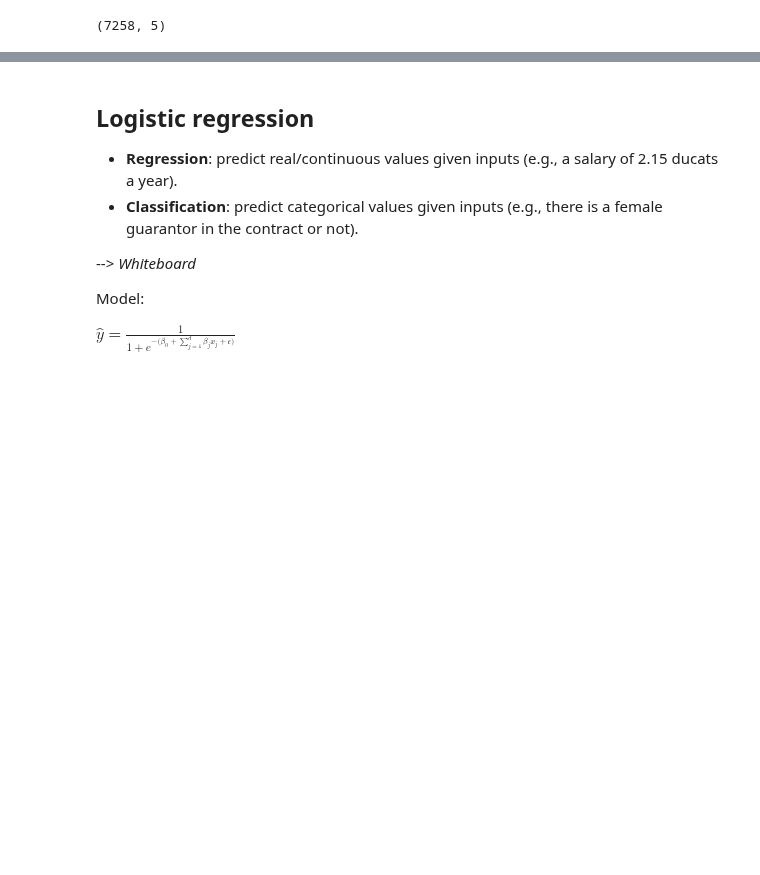
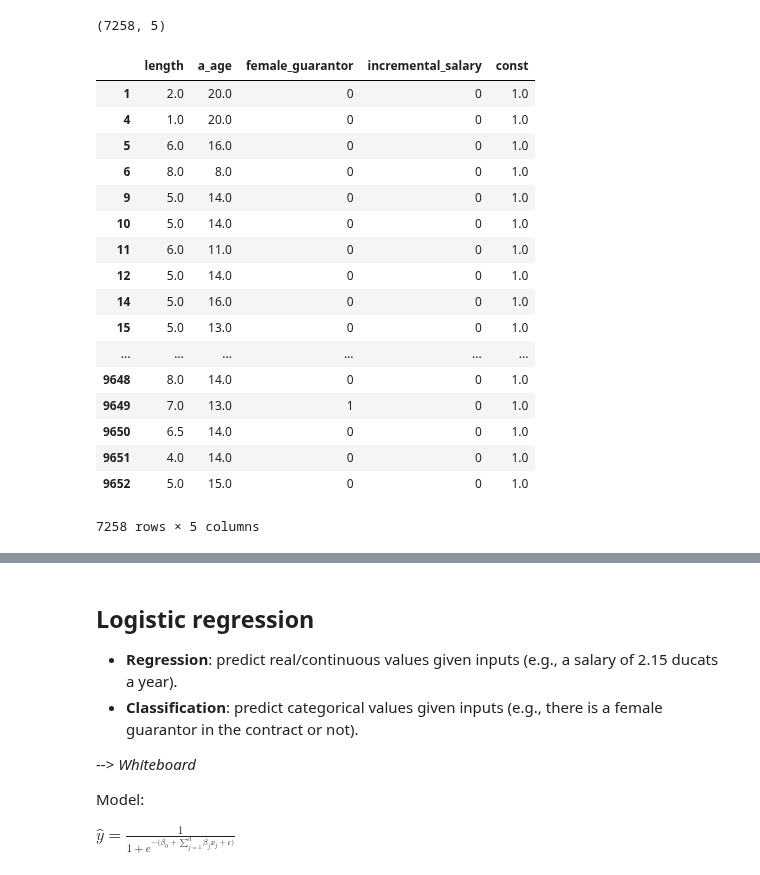
Before and after one commit to mromanello/ADA-DHOxSS, a Jupyter notebook: notebooks/5.1 Modelling.ipynb, the cells around one changed output, grey strips where cells are left out. Saved outputs shown, nothing was run; the diff lists cells and outputs as text; code cells hidden in the pictures; blank space fills up the shorter version.

```diff
--- a/notebooks/5.1 Modelling.ipynb
+++ b/notebooks/5.1 Modelling.ipynb
@@ -286,6 +340,27 @@ y.shape
 X.shape
 # %% [output]
 (7258, 5)
+# %%
+X
+# %% [output]
+|  | length | a_age | female_guarantor | incremental_salary | const |
+| 1 | 2.0 | 20.0 | 0 | 0 | 1.0 |
+| 4 | 1.0 | 20.0 | 0 | 0 | 1.0 |
+| 5 | 6.0 | 16.0 | 0 | 0 | 1.0 |
+| 6 | 8.0 | 8.0 | 0 | 0 | 1.0 |
+| 9 | 5.0 | 14.0 | 0 | 0 | 1.0 |
+| 10 | 5.0 | 14.0 | 0 | 0 | 1.0 |
+| 11 | 6.0 | 11.0 | 0 | 0 | 1.0 |
+| 12 | 5.0 | 14.0 | 0 | 0 | 1.0 |
+| 14 | 5.0 | 16.0 | 0 | 0 | 1.0 |
+| 15 | 5.0 | 13.0 | 0 | 0 | 1.0 |
+| ... | ... | ... | ... | ... | ... |
+| 9648 | 8.0 | 14.0 | 0 | 0 | 1.0 |
+| 9649 | 7.0 | 13.0 | 1 | 0 | 1.0 |
+| 9650 | 6.5 | 14.0 | 0 | 0 | 1.0 |
+| 9651 | 4.0 | 14.0 | 0 | 0 | 1.0 |
+| 9652 | 5.0 | 15.0 | 0 | 0 | 1.0 |
+7258 rows × 5 columns
 # %%
 # Fit model
 
```
Also changed, not shown: parts of 19 cells of this notebook.
